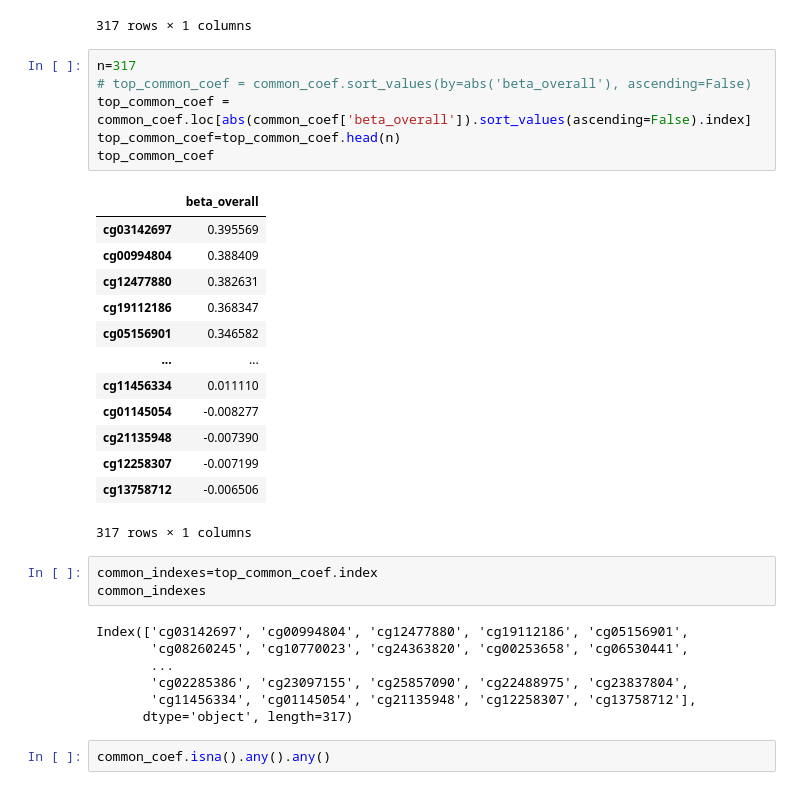
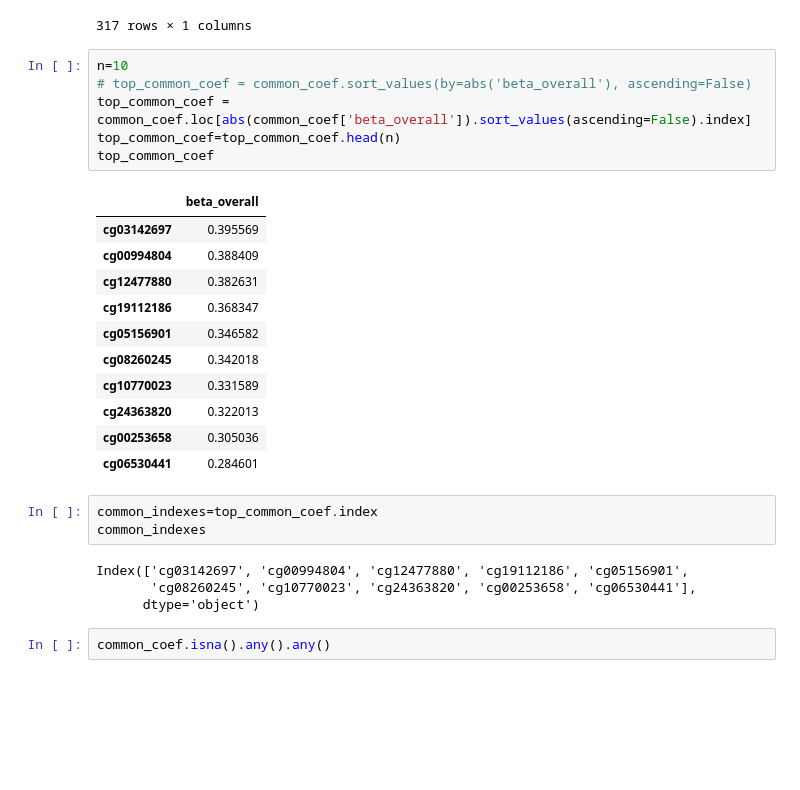
Before and after one commit to mehrnoosh-e94/disease_epigentics, a Jupyter notebook: Down Syndrome Epigenetics/downSyndrome.ipynb, the cells around one changed output. Saved outputs shown, nothing was run; the diff lists cells and outputs as text; blank space fills up the shorter version.

```diff
--- a/Down Syndrome Epigenetics/downSyndrome.ipynb
+++ b/Down Syndrome Epigenetics/downSyndrome.ipynb
@@ -73,35 +73,30 @@ common_coef
 | cg27502912 | 0.239517 |
 317 rows × 1 columns
 # %%
-n=317
+n=10
 # top_common_coef = common_coef.sort_values(by=abs('beta_overall'), ascending=False)
 top_common_coef = common_coef.loc[abs(common_coef['beta_overall']).sort_values(ascending=False).index]
 top_common_coef=top_common_coef.head(n)
 top_common_coef
 # %% [output]
 |  | beta_overall |
 | cg03142697 | 0.395569 |
 | cg00994804 | 0.388409 |
 | cg12477880 | 0.382631 |
 | cg19112186 | 0.368347 |
 | cg05156901 | 0.346582 |
-| ... | ... |
-| cg11456334 | 0.011110 |
-| cg01145054 | -0.008277 |
-| cg21135948 | -0.007390 |
-| cg12258307 | -0.007199 |
-| cg13758712 | -0.006506 |
+| cg08260245 | 0.342018 |
+| cg10770023 | 0.331589 |
+| cg24363820 | 0.322013 |
+| cg00253658 | 0.305036 |
+| cg06530441 | 0.284601 |
-317 rows × 1 columns
 # %%
 common_indexes=top_common_coef.index
 common_indexes
 # %% [output]
 Index(['cg03142697', 'cg00994804', 'cg12477880', 'cg19112186', 'cg05156901',
-       'cg08260245', 'cg10770023', 'cg24363820', 'cg00253658', 'cg06530441',
-       ...
-       'cg02285386', 'cg23097155', 'cg25857090', 'cg22488975', 'cg23837804',
-       'cg11456334', 'cg01145054', 'cg21135948', 'cg12258307', 'cg13758712'],
-      dtype='object', length=317)
+       'cg08260245', 'cg10770023', 'cg24363820', 'cg00253658', 'cg06530441'],
+      dtype='object')
 # %%
 common_coef.isna().any().any()
 # %% [output]
```
Also changed, not shown: parts of 6 cells of this notebook, 1 other file.
